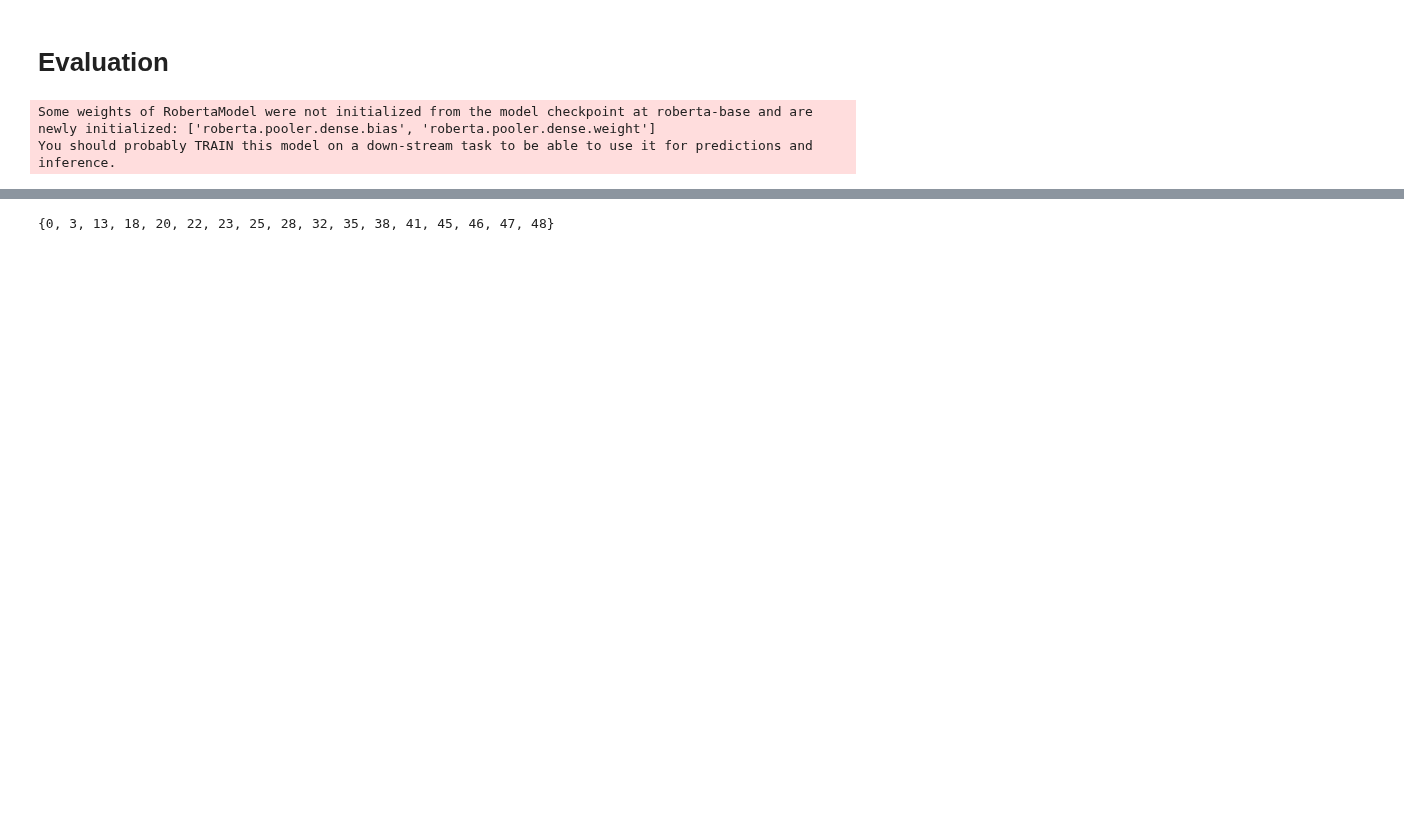
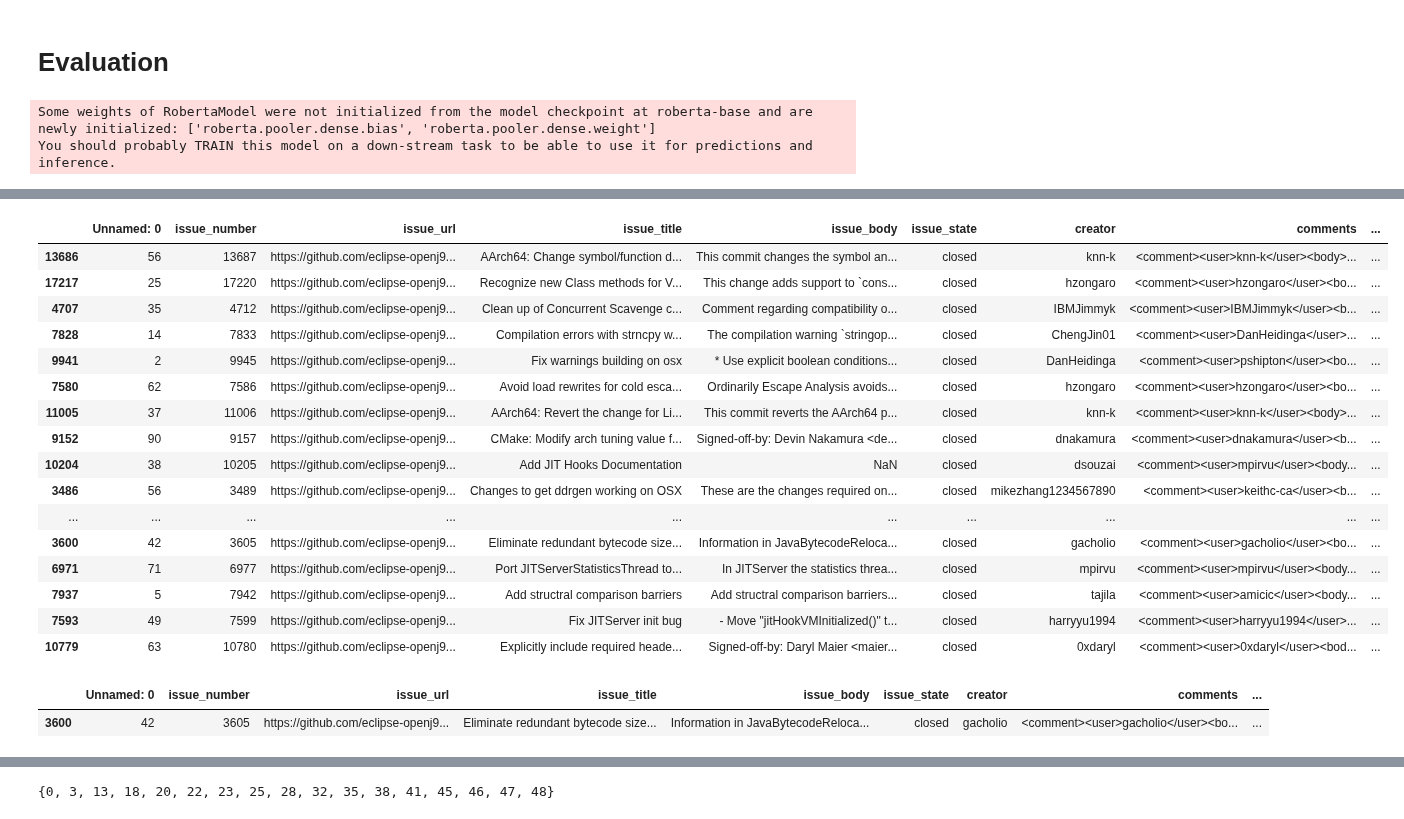
Before and after one commit to afifaniks/triagerX, a Jupyter notebook: notebook/train.ipynb, the cells around one changed output, grey strips where cells are left out. Saved outputs shown, nothing was run; the diff lists cells and outputs as text; code cells hidden in the pictures; blank space fills up the shorter version.

```diff
--- a/notebook/train.ipynb
+++ b/notebook/train.ipynb
@@ -203,0 +286,25 @@ with torch.no_grad():
+# %%
+test_df.head(30)
+# %% [output]
+|  | Unnamed: 0 | issue_number | issue_url | issue_title | issue_body | issue_state | creator | comments | ... |
+| 13686 | 56 | 13687 | https://github.com/eclipse-openj9... | AArch64: Change symbol/function d... | This commit changes the symbol an... | closed | knn-k | <comment><user>knn-k</user><body>... | ... |
+| 17217 | 25 | 17220 | https://github.com/eclipse-openj9... | Recognize new Class methods for V... | This change adds support to `cons... | closed | hzongaro | <comment><user>hzongaro</user><bo... | ... |
+| 4707 | 35 | 4712 | https://github.com/eclipse-openj9... | Clean up of Concurrent Scavenge c... | Comment regarding compatibility o... | closed | IBMJimmyk | <comment><user>IBMJimmyk</user><b... | ... |
+| 7828 | 14 | 7833 | https://github.com/eclipse-openj9... | Compilation errors with strncpy w... | The compilation warning `stringop... | closed | ChengJin01 | <comment><user>DanHeidinga</user>... | ... |
+| 9941 | 2 | 9945 | https://github.com/eclipse-openj9... | Fix warnings building on osx | * Use explicit boolean conditions... | closed | DanHeidinga | <comment><user>pshipton</user><bo... | ... |
+| 7580 | 62 | 7586 | https://github.com/eclipse-openj9... | Avoid load rewrites for cold esca... | Ordinarily Escape Analysis avoids... | closed | hzongaro | <comment><user>hzongaro</user><bo... | ... |
+| 11005 | 37 | 11006 | https://github.com/eclipse-openj9... | AArch64: Revert the change for Li... | This commit reverts the AArch64 p... | closed | knn-k | <comment><user>knn-k</user><body>... | ... |
+| 9152 | 90 | 9157 | https://github.com/eclipse-openj9... | CMake: Modify arch tuning value f... | Signed-off-by: Devin Nakamura <de... | closed | dnakamura | <comment><user>dnakamura</user><b... | ... |
+| 10204 | 38 | 10205 | https://github.com/eclipse-openj9... | Add JIT Hooks Documentation | NaN | closed | dsouzai | <comment><user>mpirvu</user><body... | ... |
+| 3486 | 56 | 3489 | https://github.com/eclipse-openj9... | Changes to get ddrgen working on OSX | These are the changes required on... | closed | mikezhang1234567890 | <comment><user>keithc-ca</user><b... | ... |
+| ... | ... | ... | ... | ... | ... | ... | ... | ... | ... |
+| 3600 | 42 | 3605 | https://github.com/eclipse-openj9... | Eliminate redundant bytecode size... | Information in JavaBytecodeReloca... | closed | gacholio | <comment><user>gacholio</user><bo... | ... |
+| 6971 | 71 | 6977 | https://github.com/eclipse-openj9... | Port JITServerStatisticsThread to... | In JITServer the statistics threa... | closed | mpirvu | <comment><user>mpirvu</user><body... | ... |
+| 7937 | 5 | 7942 | https://github.com/eclipse-openj9... | Add structral comparison barriers | Add structral comparison barriers... | closed | tajila | <comment><user>amicic</user><body... | ... |
+| 7593 | 49 | 7599 | https://github.com/eclipse-openj9... | Fix JITServer init bug | - Move "jitHookVMInitialized()" t... | closed | harryyu1994 | <comment><user>harryyu1994</user>... | ... |
+| 10779 | 63 | 10780 | https://github.com/eclipse-openj9... | Explicitly include required heade... | Signed-off-by: Daryl Maier <maier... | closed | 0xdaryl | <comment><user>0xdaryl</user><bod... | ... |
+# %%
+test_df[25:26]
+# %% [output]
+|  | Unnamed: 0 | issue_number | issue_url | issue_title | issue_body | issue_state | creator | comments | ... |
+| 3600 | 42 | 3605 | https://github.com/eclipse-openj9... | Eliminate redundant bytecode size... | Information in JavaBytecodeReloca... | closed | gacholio | <comment><user>gacholio</user><bo... | ... |
```
Also changed, not shown: parts of 26 cells of this notebook, 1 other file.
